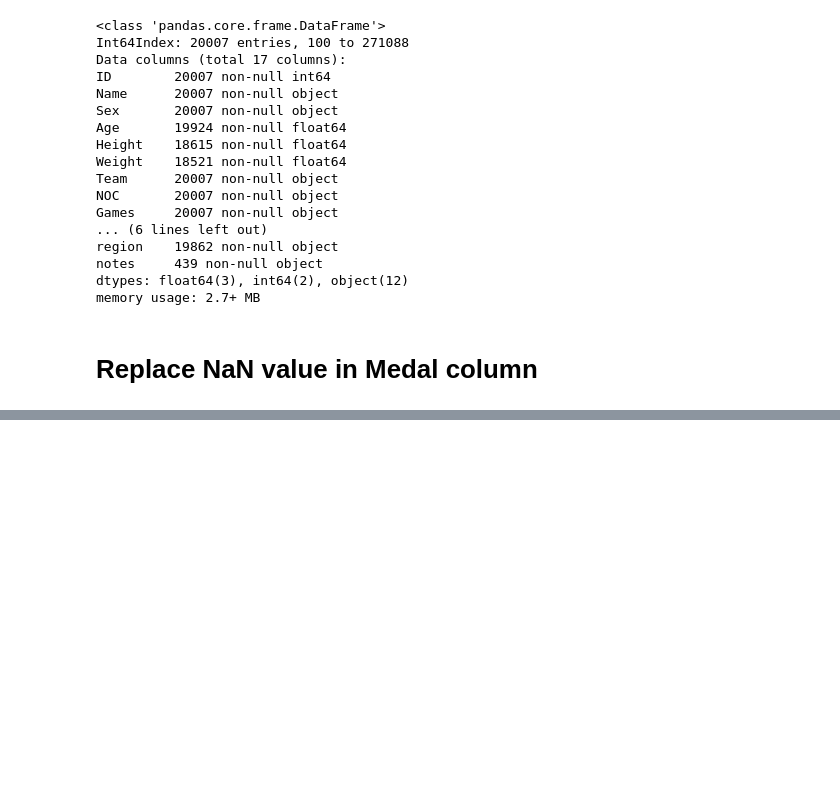
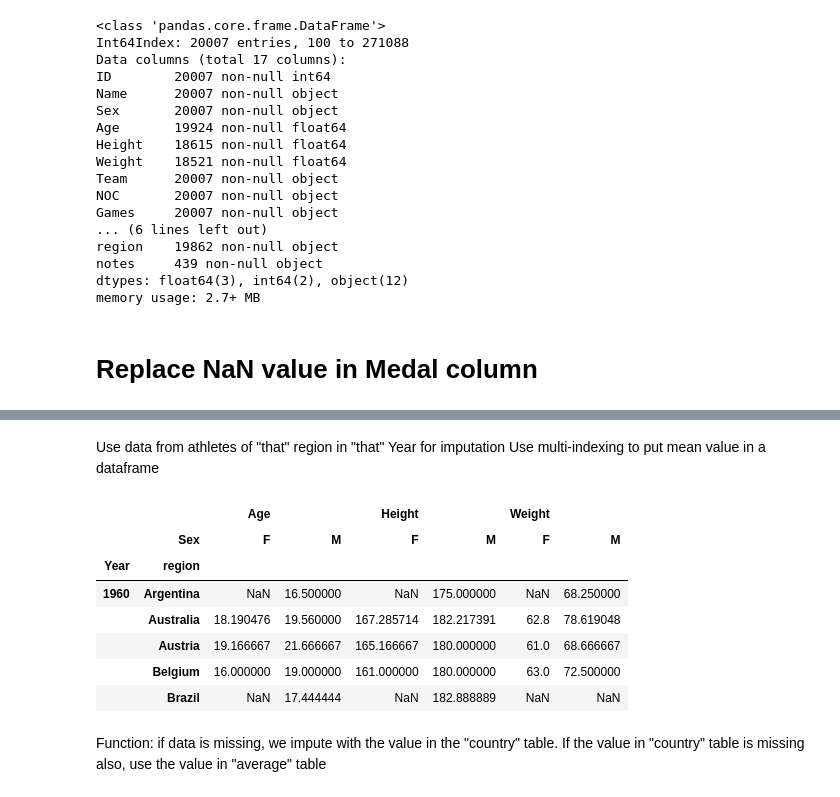
Before and after one commit to nhanpotter/cz1015_miniproject, a Jupyter notebook: Athlete.ipynb, the cells around one changed output, grey strips where cells are left out. Drawn from its saved outputs; the diff is of its cells as text; code cells hidden in the pictures; blank space fills up the shorter version.

```diff
--- a/Athlete.ipynb
+++ b/Athlete.ipynb
@@ -225,0 +234,5 @@ swimmingFrom60.loc[(swimmingFrom60['Year']==1976) & (swimmingFrom60['Team']=='Ph
+# %%
+s60 = swimmingFrom60.loc[(swimmingFrom60['Age'].notnull()) |
+                       (swimmingFrom60['Height'].notnull()) |
+                       (swimmingFrom60['Weight'].notnull())]
+s60.info()
@@ -225,0 +259,6 @@ swimmingFrom60.loc[(swimmingFrom60['Year']==1976) & (swimmingFrom60['Team']=='Ph
+# %%
+s60['region'].fillna(value=0,inplace= True)
+# %%
+s60['region'] = s60.apply(lambda row: row['Team']
+                          if row['region']==0
+                         else row['region'],axis =1)
@@ -225,0 +281,17 @@ swimmingFrom60.loc[(swimmingFrom60['Year']==1976) & (swimmingFrom60['Team']=='Ph
+# %% [markdown]
+Use data from athletes of "that" region in "that" Year for imputation
+Use multi-indexing to put mean value in a dataframe
+# %%
+country = s60.groupby(['Year','region','Sex'])[['Age','Height','Weight']].mean().unstack()
+country.head()
+# %% [output]
+|  |  | Age |  | Height |  | Weight |  |
+|  | Sex | F | M | F | M | F | M |
+| Year | region |  |  |  |  |  |  |
+| 1960 | Argentina | NaN | 16.500000 | NaN | 175.000000 | NaN | 68.250000 |
+|  | Australia | 18.190476 | 19.560000 | 167.285714 | 182.217391 | 62.8 | 78.619048 |
+|  | Austria | 19.166667 | 21.666667 | 165.166667 | 180.000000 | 61.0 | 68.666667 |
+|  | Belgium | 16.000000 | 19.000000 | 161.000000 | 180.000000 | 63.0 | 72.500000 |
+|  | Brazil | NaN | 17.444444 | NaN | 182.888889 | NaN | NaN |
+# %% [markdown]
+Function: if data is missing, we impute with the value in the "country" table. If the value in "country" table is missing also, use the value in "average" table
```
Also changed, not shown: parts of 17 cells of this notebook.
